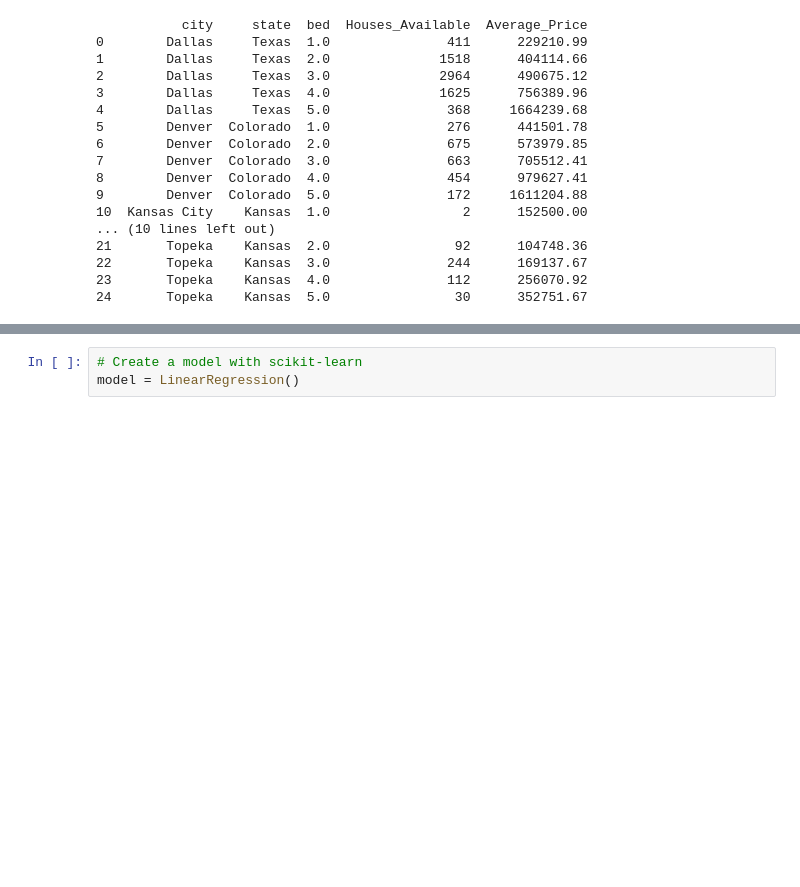
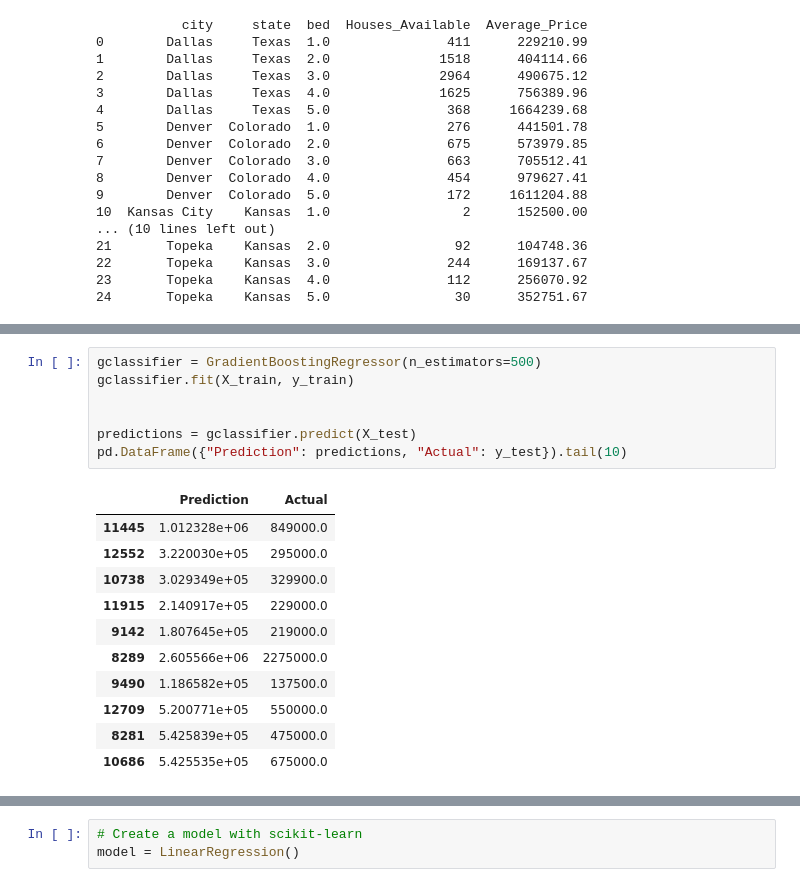
Before and after one commit to gthom73/MLIntegration_project4_group2, a Jupyter notebook: Project_4_ML.ipynb, the cells around one changed output, grey strips where cells are left out. Saved outputs shown, nothing was run; the diff lists cells and outputs as text; blank space fills up the shorter version.

```diff
--- a/Project_4_ML.ipynb
+++ b/Project_4_ML.ipynb
@@ -249,0 +364,19 @@ result.head()
+# %%
+gclassifier = GradientBoostingRegressor(n_estimators=500)
+gclassifier.fit(X_train, y_train)
+
+
+predictions = gclassifier.predict(X_test)
+pd.DataFrame({"Prediction": predictions, "Actual": y_test}).tail(10)
+# %% [output]
+|  | Prediction | Actual |
+| 11445 | 1.012328e+06 | 849000.0 |
+| 12552 | 3.220030e+05 | 295000.0 |
+| 10738 | 3.029349e+05 | 329900.0 |
+| 11915 | 2.140917e+05 | 229000.0 |
+| 9142 | 1.807645e+05 | 219000.0 |
+| 8289 | 2.605566e+06 | 2275000.0 |
+| 9490 | 1.186582e+05 | 137500.0 |
+| 12709 | 5.200771e+05 | 550000.0 |
+| 8281 | 5.425839e+05 | 475000.0 |
+| 10686 | 5.425535e+05 | 675000.0 |
```
Also changed, not shown: parts of 27 cells of this notebook.
